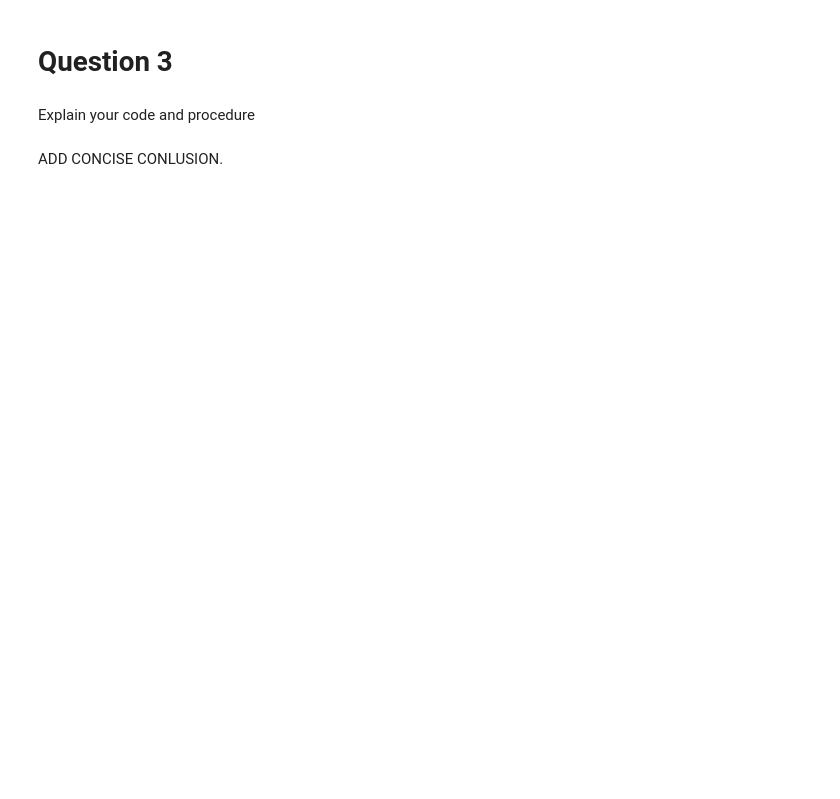
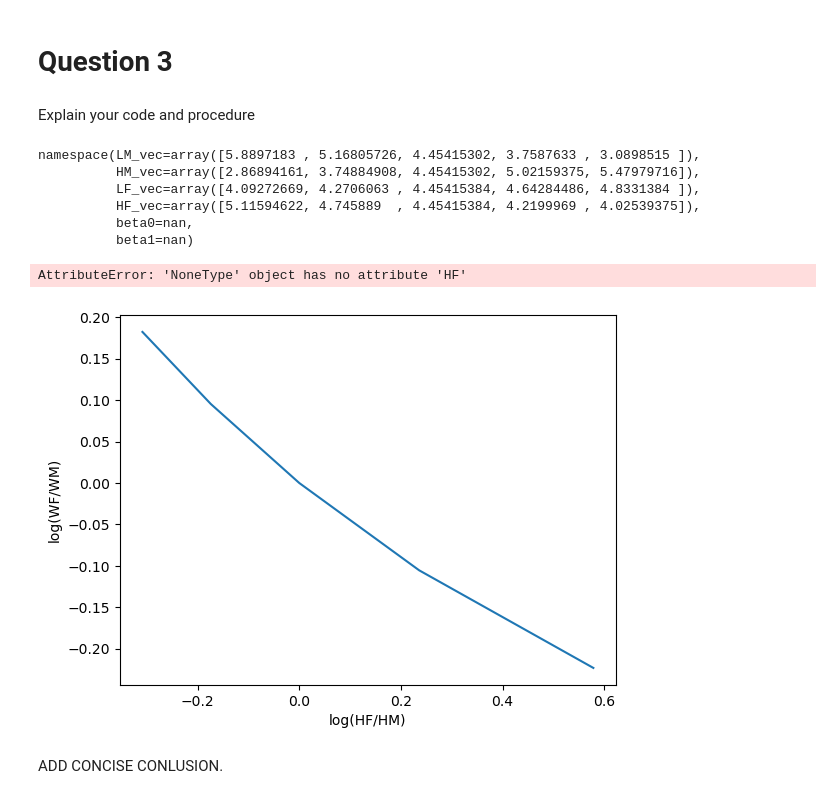
Before and after one commit to krabbe98/projects-2023-best-team, a Jupyter notebook: inauguralproject/inauguralproject.ipynb, the cells around one changed output. Saved outputs shown, nothing was run; the diff lists cells and outputs as text; code cells hidden in the pictures; blank space fills up the shorter version.

```diff
--- a/inauguralproject/inauguralproject.ipynb
+++ b/inauguralproject/inauguralproject.ipynb
@@ -92,2 +88,39 @@ Explain your code and procedure
+# %%
+model.par.alpha = 0.5
+model.par.alpha = 1
+# %%
+
+model.solve_wF_vec()
+model.sol
+# %% [output]
+namespace(LM_vec=array([5.8897183 , 5.16805726, 4.45415302, 3.7587633 , 3.0898515 ]),
+          HM_vec=array([2.86894161, 3.74884908, 4.45415302, 5.02159375, 5.47979716]),
+          LF_vec=array([4.09272669, 4.2706063 , 4.45415384, 4.64284486, 4.8331384 ]),
+          HF_vec=array([5.11594622, 4.745889  , 4.45415384, 4.2199969 , 4.02539375]),
+          beta0=nan,
+          beta1=nan)
+# %%
+WF_list = [0.8, 0.9, 1, 1.1, 1.2]
+logWF = np.log(WF_list)
+logHFHM = np.zeros(len(WF_list))
+for it, alpha in enumerate(WF_list):
+    model.par.wF = alpha
+    opt = model.solve_wF_vec()
+    logHFHM[it] = np.log(opt.HF / opt.HM)
+# %% [output]
+AttributeError: 'NoneType' object has no attribute 'HF'
+# %%
+import matplotlib.pyplot as plt
+from matplotlib import cm # for colormaps
+model.solve_wF_vec()
+WF_list = [0.8, 0.9, 1, 1.1, 1.2]
+logWF = np.log(WF_list)
+logHFHM=np.log(model.sol.HF_vec/model.sol.HM_vec)
+plt.plot(logHFHM, logWF)
+plt.ylabel('log(WF/WM)')
+plt.xlabel('log(HF/HM)')
+plt.show()
+# %% [output]
+[figure, added]
 # %% [markdown]
 ADD CONCISE CONLUSION.
```
Also changed, not shown: parts of 7 cells of this notebook, 1 other file.
